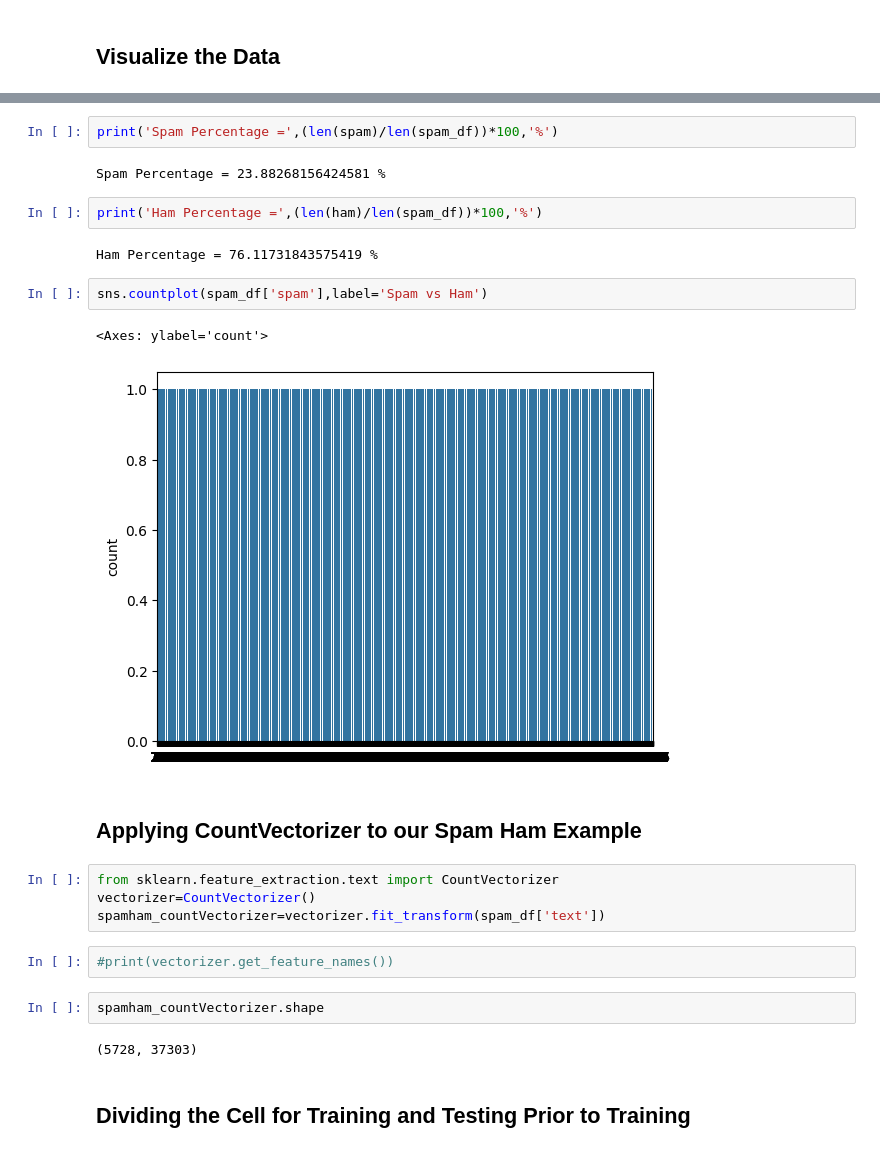
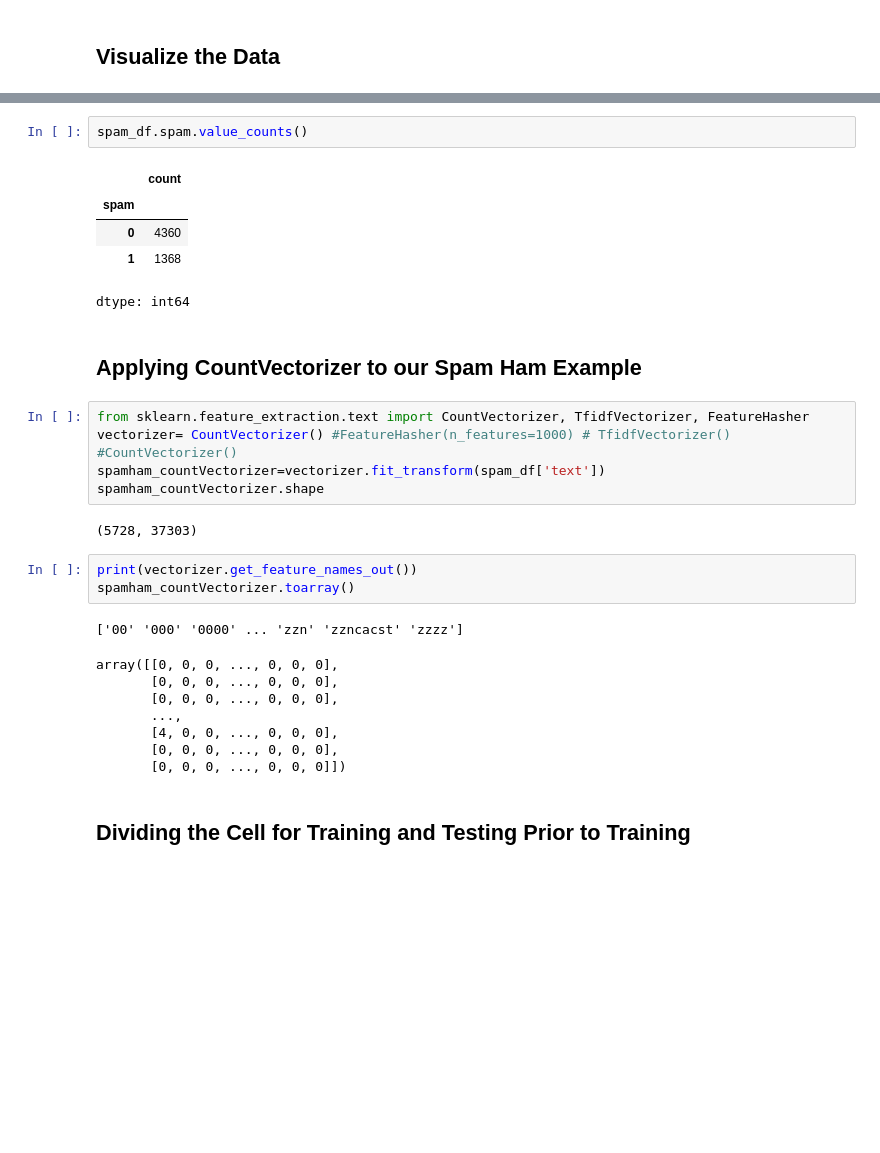
Before and after one commit to ekaratnida/Applied-machine-learning, a Jupyter notebook: Naive Bayes Spam Email Classifier.ipynb, the cells around one changed output, grey strips where cells are left out. Saved outputs shown, nothing was run; the diff lists cells and outputs as text; blank space fills up the shorter version.

```diff
--- a/Naive Bayes Spam Email Classifier.ipynb
+++ b/Naive Bayes Spam Email Classifier.ipynb
@@ -116,27 +80,31 @@ spam
-# %%
-print('Spam Percentage =',(len(spam)/len(spam_df))*100,'%')
-# %% [output]
-Spam Percentage = 23.88268156424581 %
-# %%
-print('Ham Percentage =',(len(ham)/len(spam_df))*100,'%')
-# %% [output]
-Ham Percentage = 76.11731843575419 %
-# %%
-sns.countplot(spam_df['spam'],label='Spam vs Ham')
-# %% [output]
-<Axes: ylabel='count'>
-[figure, removed]
+# %%
+spam_df.spam.value_counts()
+# %% [output]
+|  | count |
+| spam |  |
+| 0 | 4360 |
+| 1 | 1368 |
+dtype: int64
 # %% [markdown]
 ## Applying CountVectorizer to our Spam Ham Example
 # %%
-from sklearn.feature_extraction.text import CountVectorizer
-vectorizer=CountVectorizer()
+from sklearn.feature_extraction.text import CountVectorizer, TfidfVectorizer, FeatureHasher
+vectorizer= CountVectorizer() #FeatureHasher(n_features=1000) # TfidfVectorizer() #CountVectorizer()
 spamham_countVectorizer=vectorizer.fit_transform(spam_df['text'])
+spamham_countVectorizer.shape
+# %% [output]
+(5728, 37303)
-# %%
-#print(vectorizer.get_feature_names())
-# %%
-spamham_countVectorizer.shape
-# %% [output]
-(5728, 37303)
+# %%
+print(vectorizer.get_feature_names_out())
+spamham_countVectorizer.toarray()
+# %% [output]
+['00' '000' '0000' ... 'zzn' 'zzncacst' 'zzzz']
+array([[0, 0, 0, ..., 0, 0, 0],
+       [0, 0, 0, ..., 0, 0, 0],
+       [0, 0, 0, ..., 0, 0, 0],
+       ...,
+       [4, 0, 0, ..., 0, 0, 0],
+       [0, 0, 0, ..., 0, 0, 0],
+       [0, 0, 0, ..., 0, 0, 0]])
 # %% [markdown]
 ## Dividing the Cell for Training and Testing Prior to Training
```
Also changed, not shown: parts of 18 cells of this notebook.
